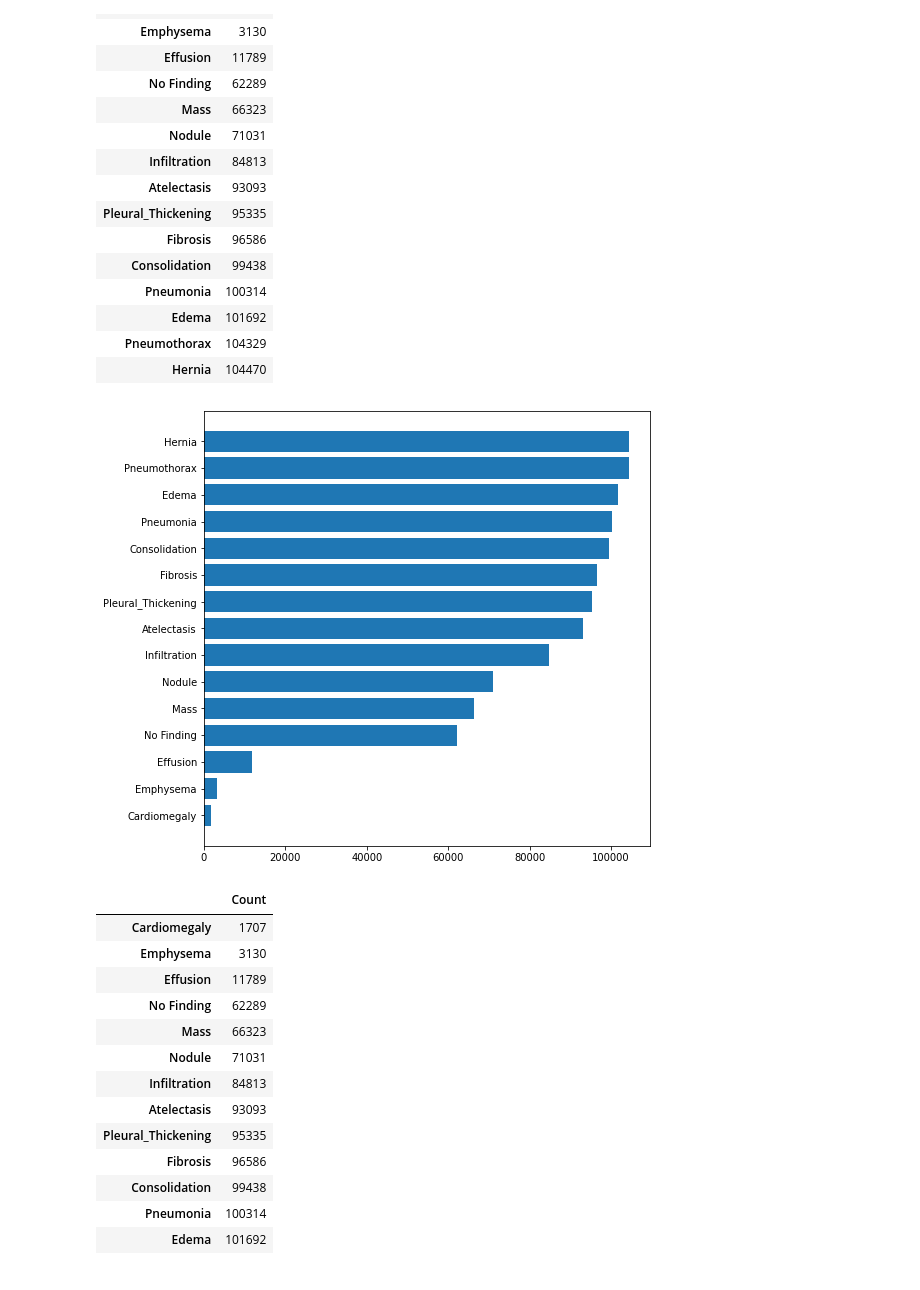
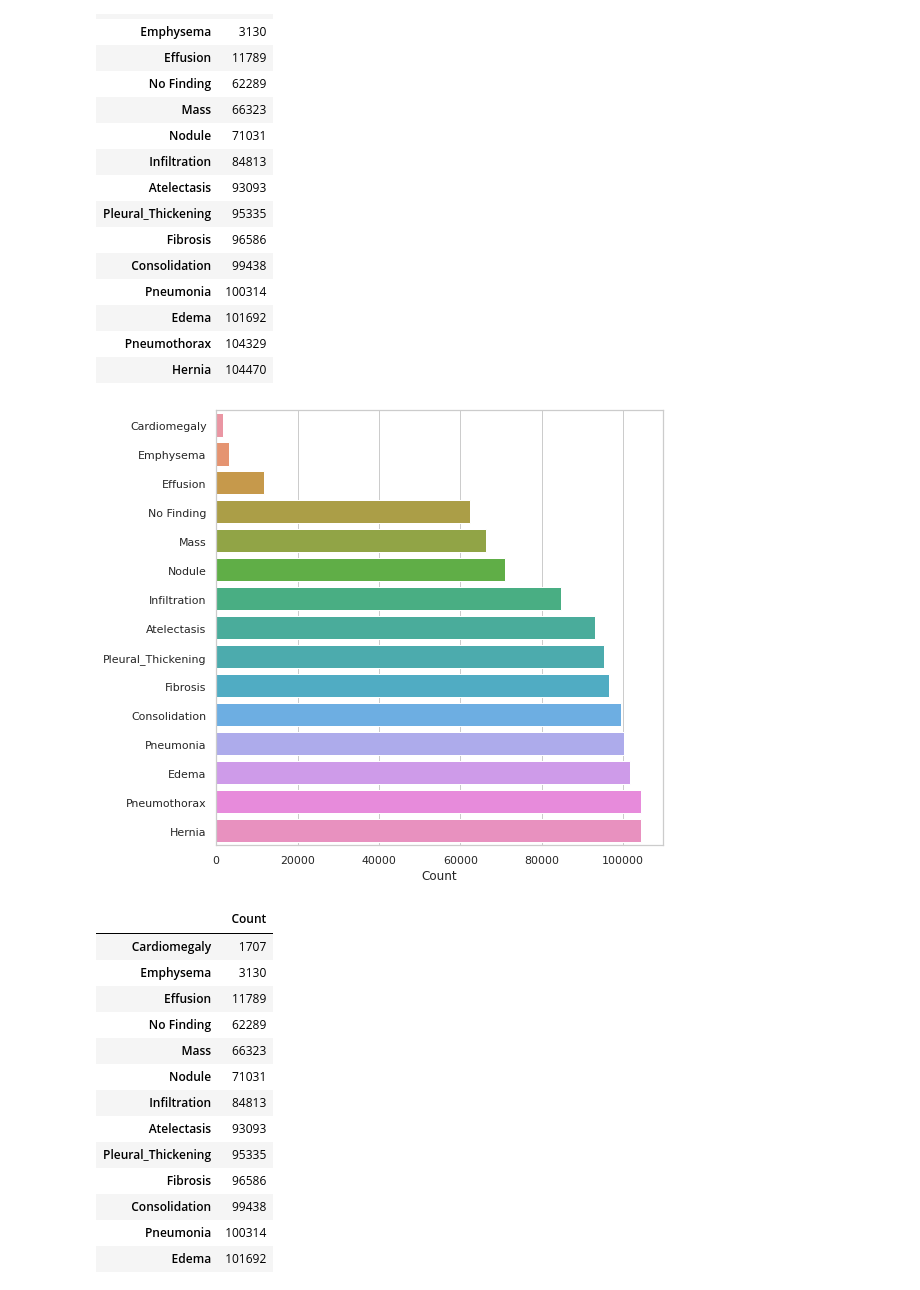
Before and after one commit to dagartga/Chest_X-Ray_Pneumonia_Classifier, a Jupyter notebook: nih-x-ray-classification.ipynb, the cells around one changed output. Saved outputs shown, nothing was run; the diff lists cells and outputs as text; code cells hidden in the pictures.

```diff
--- a/nih-x-ray-classification.ipynb
+++ b/nih-x-ray-classification.ipynb
@@ -334,12 +320,13 @@ train_disease_df
 | Edema | 101692 |
 | Pneumothorax | 104329 |
 | Hernia | 104470 |
-# %%
-plt.figure(figsize=(8, 8))
-plt.barh(train_disease_df.index, train_disease_df['Count'])
-plt.show()
-# %% [output]
-[figure, removed]
+# %%
+# Plot the distribution of diseases
+sns.set(rc={"figure.figsize":(8, 8)}) #width=8, #height=8
+sns.set_theme(style='whitegrid')
+ax = sns.barplot(x=train_disease_df['Count'], y=train_disease_df.index)
+# %% [output]
+[figure, added]
 # %%
 # view the values sorted
 train_disease_df.sort_values(by=['Count'], ascending=True)
```
Also changed, not shown: parts of 31 cells of this notebook.
